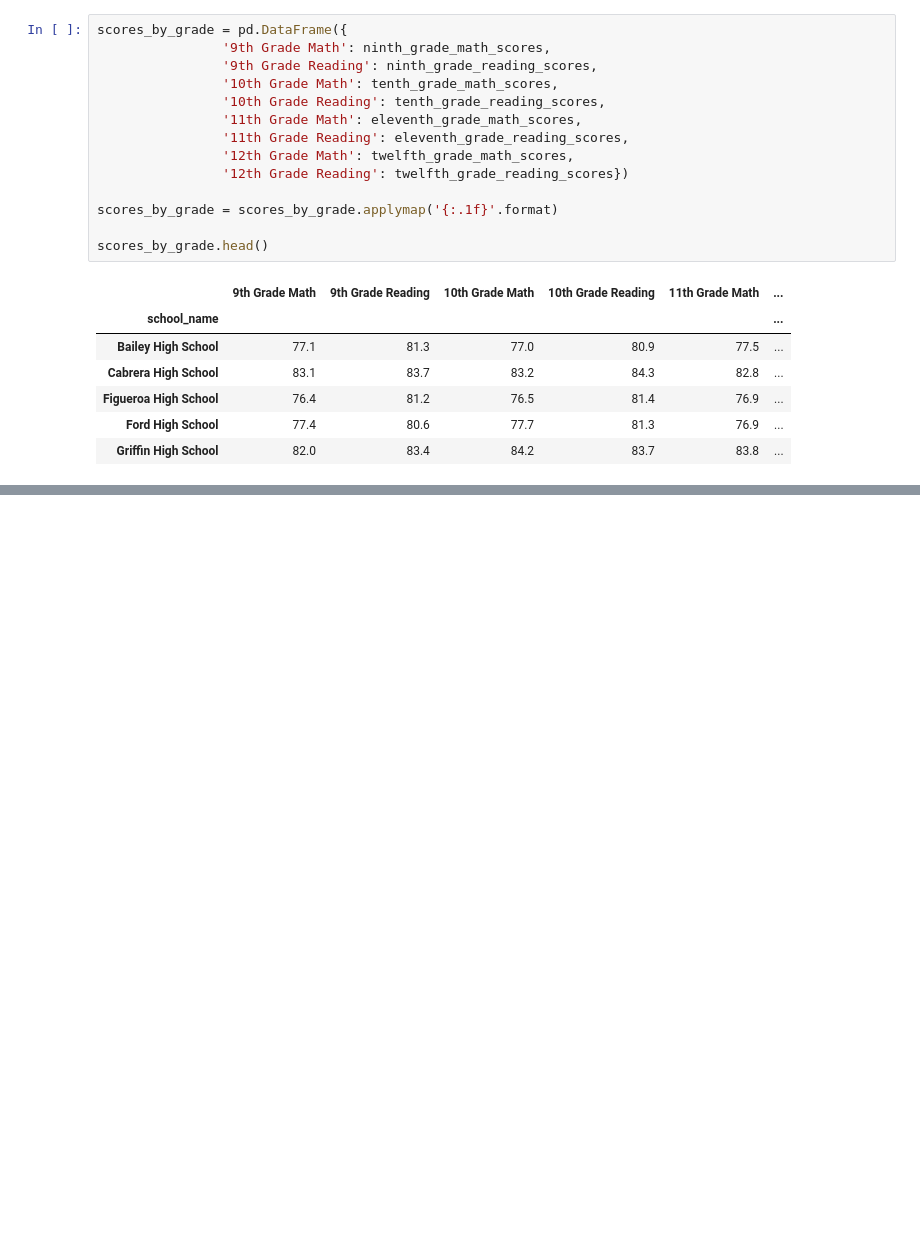
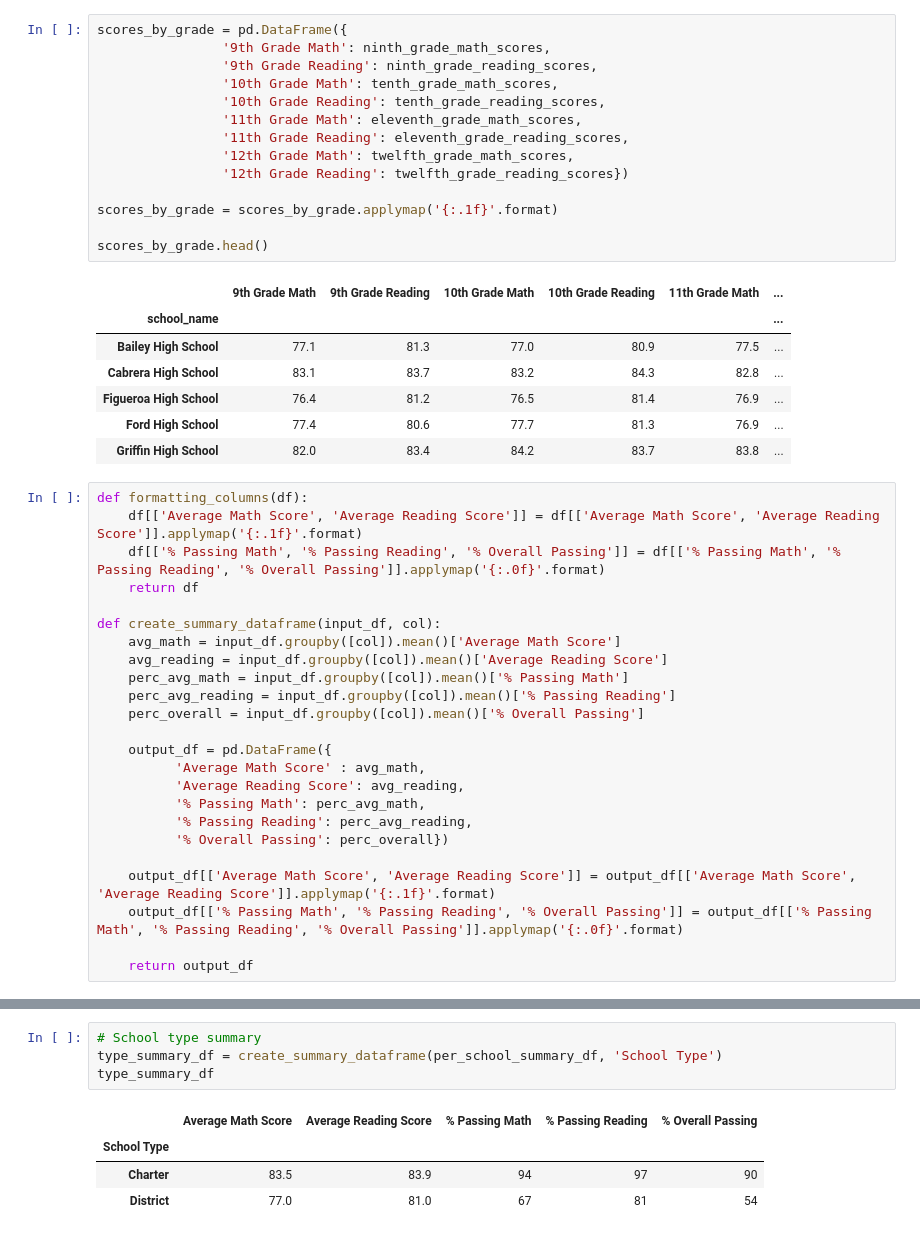
Before and after one commit to Ryndine/school_district_analysis, a Jupyter notebook: school_districts.ipynb, the cells around one changed output, grey strips where cells are left out. Drawn from its saved outputs; the diff is of its cells as text; blank space fills up the shorter version.

Commit message:
school analysis complete

```diff
--- a/school_districts.ipynb
+++ b/school_districts.ipynb
@@ -266,6 +279,30 @@ scores_by_grade.head()
 | Figueroa High School | 76.4 | 81.2 | 76.5 | 81.4 | 76.9 | ... |
 | Ford High School | 77.4 | 80.6 | 77.7 | 81.3 | 76.9 | ... |
 | Griffin High School | 82.0 | 83.4 | 84.2 | 83.7 | 83.8 | ... |
+# %%
+def formatting_columns(df):
+    df[['Average Math Score', 'Average Reading Score']] = df[['Average Math Score', 'Average Reading Score']].applymap('{:.1f}'.format)
+    df[['% Passing Math', '% Passing Reading', '% Overall Passing']] = df[['% Passing Math', '% Passing Reading', '% Overall Passing']].applymap('{:.0f}'.format)
+    return df
+
+def create_summary_dataframe(input_df, col):
+    avg_math = input_df.groupby([col]).mean()['Average Math Score']
+    avg_reading = input_df.groupby([col]).mean()['Average Reading Score']
+    perc_avg_math = input_df.groupby([col]).mean()['% Passing Math']
+    perc_avg_reading = input_df.groupby([col]).mean()['% Passing Reading']
+    perc_overall = input_df.groupby([col]).mean()['% Overall Passing']
+
+    output_df = pd.DataFrame({
+          'Average Math Score' : avg_math,
+          'Average Reading Score': avg_reading,
+          '% Passing Math': perc_avg_math,
+          '% Passing Reading': perc_avg_reading,
+          '% Overall Passing': perc_overall})
+
+    output_df[['Average Math Score', 'Average Reading Score']] = output_df[['Average Math Score', 'Average Reading Score']].applymap('{:.1f}'.format)
+    output_df[['% Passing Math', '% Passing Reading', '% Overall Passing']] = output_df[['% Passing Math', '% Passing Reading', '% Overall Passing']].applymap('{:.0f}'.format)
+
+    return output_df
 # %%
 # Spending ranges per Student
 per_school_capita.describe()
@@ -356,0 +340,9 @@ size_summary_df
+# %%
+# School type summary
+type_summary_df = create_summary_dataframe(per_school_summary_df, 'School Type')
+type_summary_df
+# %% [output]
+|  | Average Math Score | Average Reading Score | % Passing Math | % Passing Reading | % Overall Passing |
+| School Type |  |  |  |  |  |
+| Charter | 83.5 | 83.9 | 94 | 97 | 90 |
+| District | 77.0 | 81.0 | 67 | 81 | 54 |
```
Also changed, not shown: parts of 6 cells of this notebook.
